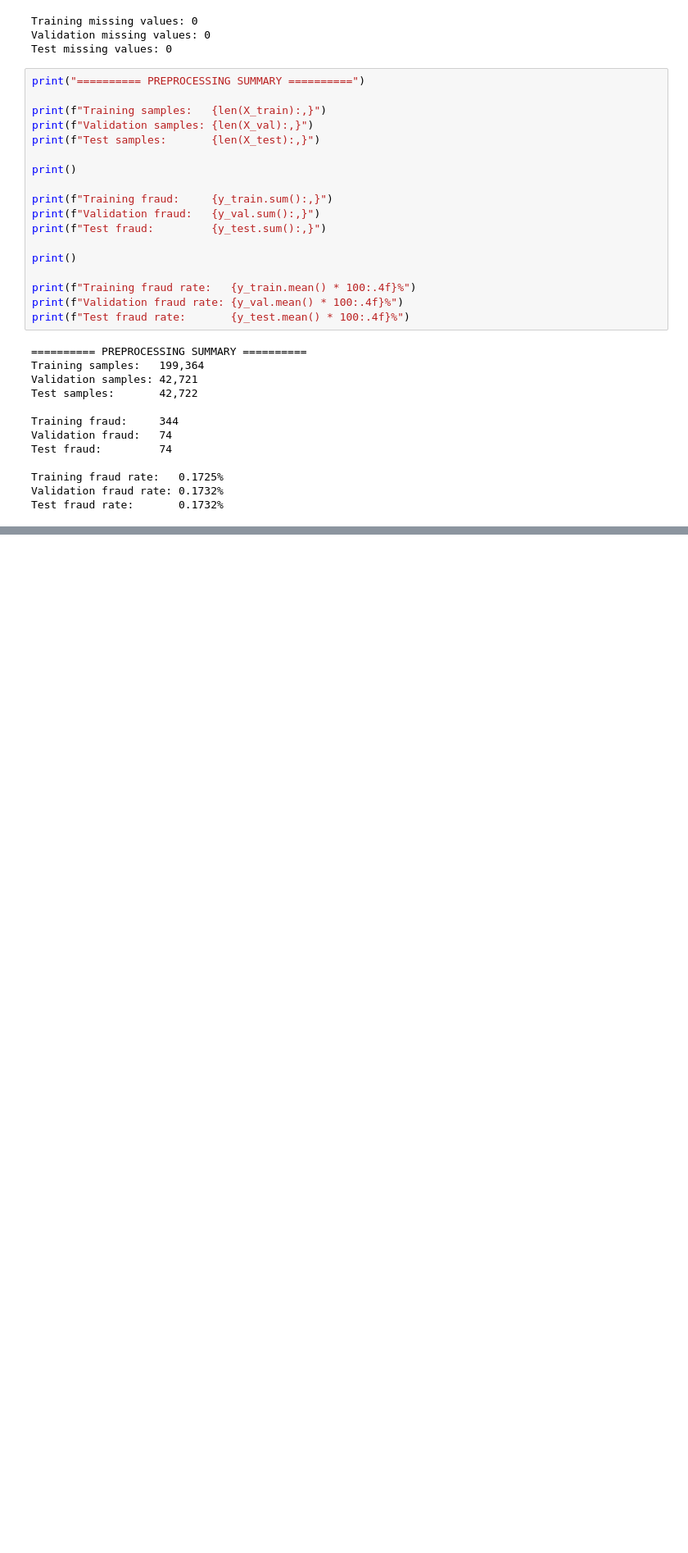
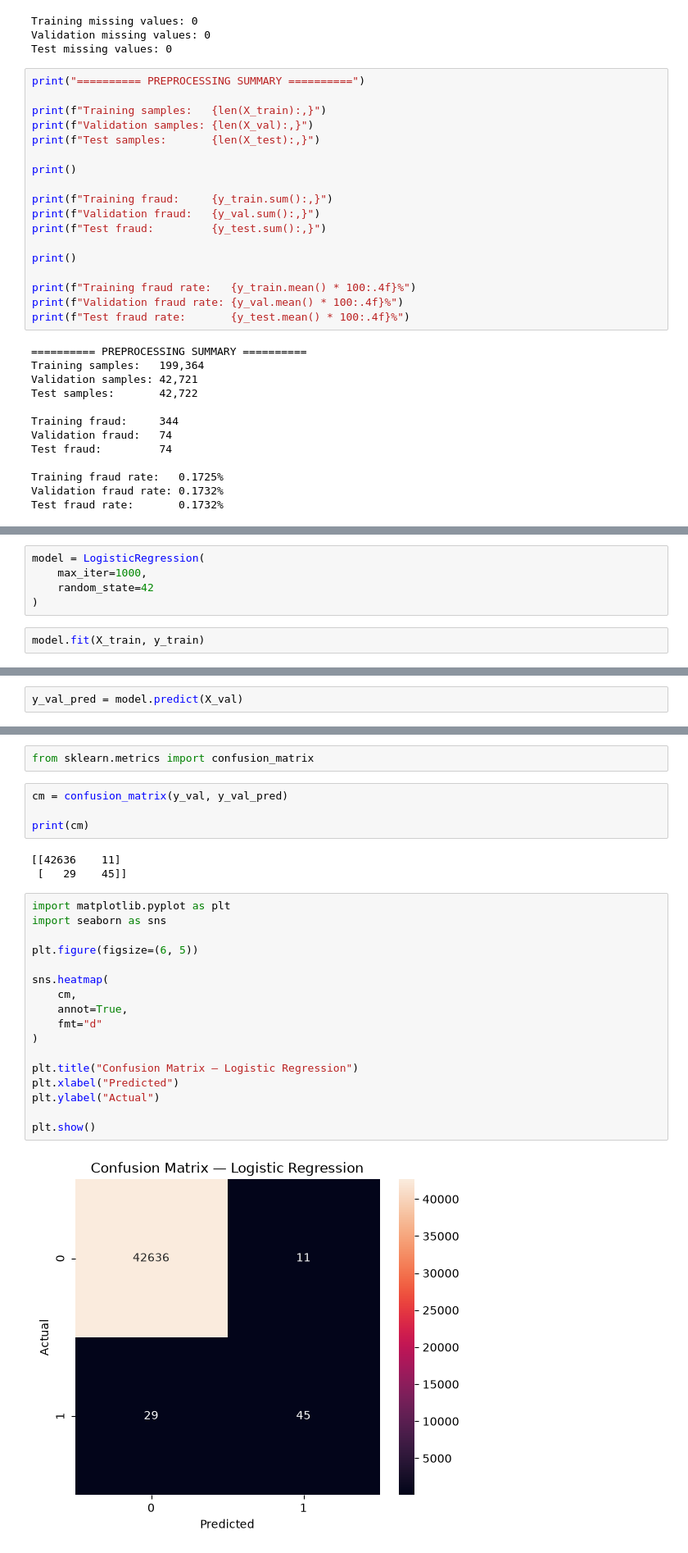
Before and after one commit to KumarDhananjaya/Fraud-Detection-ML-System, a Jupyter notebook: notebooks/02_preprocessing.ipynb, the cells around one changed output, grey strips where cells are left out. Shown at 82% size. Drawn from its saved outputs; the diff is of its cells as text; blank space fills up the shorter version.

Commit message:
feat(model): train baseline logistic regression fraud classifier

```diff
--- a/notebooks/02_preprocessing.ipynb
+++ b/notebooks/02_preprocessing.ipynb
@@ -168,0 +171,7 @@ Test fraud rate:       0.1732%
+# %%
+model = LogisticRegression(
+    max_iter=1000,
+    random_state=42
+)
+# %%
+model.fit(X_train, y_train)
@@ -168,0 +180,2 @@ Test fraud rate:       0.1732%
+# %%
+y_val_pred = model.predict(X_val)
@@ -168,0 +210,28 @@ Test fraud rate:       0.1732%
+# %%
+from sklearn.metrics import confusion_matrix
+# %%
+cm = confusion_matrix(y_val, y_val_pred)
+
+print(cm)
+# %% [output]
+[[42636    11]
+ [   29    45]]
+# %%
+import matplotlib.pyplot as plt
+import seaborn as sns
+
+plt.figure(figsize=(6, 5))
+
+sns.heatmap(
+    cm,
+    annot=True,
+    fmt="d"
+)
+
+plt.title("Confusion Matrix — Logistic Regression")
+plt.xlabel("Predicted")
+plt.ylabel("Actual")
+
+plt.show()
+# %% [output]
+[figure, added]
```
Also changed, not shown: parts of 22 cells of this notebook.
